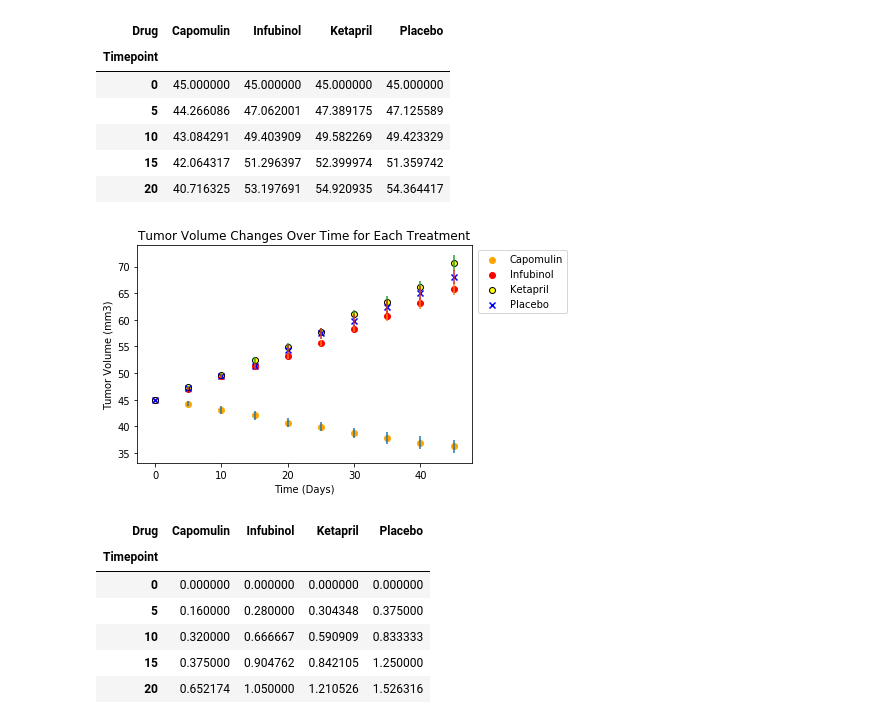
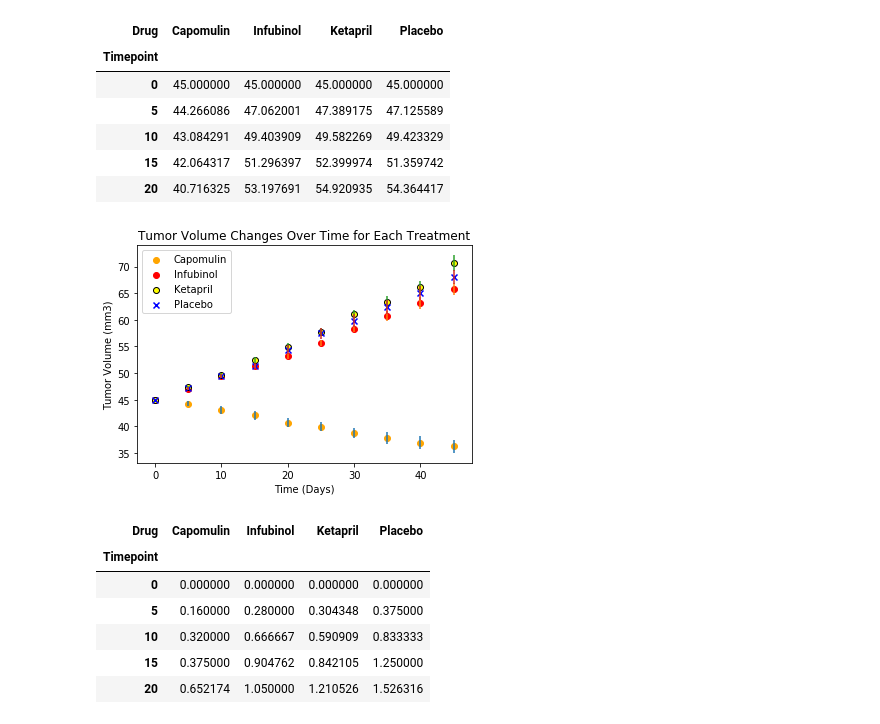
Before and after one commit to adamahrens/matplotlib-challenge, a Jupyter notebook: Pymaceuticals/Matplotlib.ipynb, the cells around one changed output. Drawn from its saved outputs; the diff is of its cells as text; code cells hidden in the pictures.

Commit message:
Fixing output image to not cut off legend

```diff
--- a/Pymaceuticals/Matplotlib.ipynb
+++ b/Pymaceuticals/Matplotlib.ipynb
@@ -97,29 +97,30 @@ reformatted_drug_tumor.head()
 # %%
 timepoints = reformatted_drug_tumor.index
 
 # Adding label=None removes the errorbar from the legend
 plt.scatter(timepoints, reformatted_drug_tumor['Capomulin'], marker="o", facecolors="orange", edgecolors="orange")
 plt.errorbar(timepoints, reformatted_drug_tumor['Capomulin'], reformatted_drug_standard_error['Capomulin'], fmt='none', label=None)
 
 plt.scatter(timepoints, reformatted_drug_tumor['Infubinol'], marker="o", facecolors="red", edgecolors="red")
 plt.errorbar(timepoints, reformatted_drug_tumor['Infubinol'], reformatted_drug_standard_error['Infubinol'], fmt='none', label=None)
 
 plt.scatter(timepoints, reformatted_drug_tumor['Ketapril'], marker="o", facecolors="yellow", edgecolors="black")
 plt.errorbar(timepoints, reformatted_drug_tumor['Ketapril'], reformatted_drug_standard_error['Ketapril'], fmt='none', label=None)
 
 plt.scatter(timepoints, reformatted_drug_tumor['Placebo'], marker="x", facecolors="blue")
 plt.errorbar(timepoints, reformatted_drug_tumor['Placebo'], reformatted_drug_standard_error['Placebo'], fmt='none', label=None)
 
 # Place the legend outside the plot
-plt.legend(bbox_to_anchor=(1.3, 1), loc='upper right', ncol=1)
+#plt.legend(bbox_to_anchor=(1.3, 1), loc='upper right', ncol=1)
+plt.legend()
 
 plt.title('Tumor Volume Changes Over Time for Each Treatment')
 plt.xlabel('Time (Days)')
 plt.ylabel('Tumor Volume (mm3)')
 plt.savefig("../Pymaceuticals/Tumor-Volume-Changes-Over-Time-for-Each-Treatment.png")
 plt.show()
 # %% [output]
-[figure, old version]
+[figure, new version]
 # %%
 #  Metastatic Response to Treatment
 metatastic_response = complete_data.groupby(['Drug', 'Timepoint']).agg({'Metastatic Sites' : 'mean'}).reset_index()
```
Also changed, not shown: parts of 1 cell of this notebook, 2 other files.
